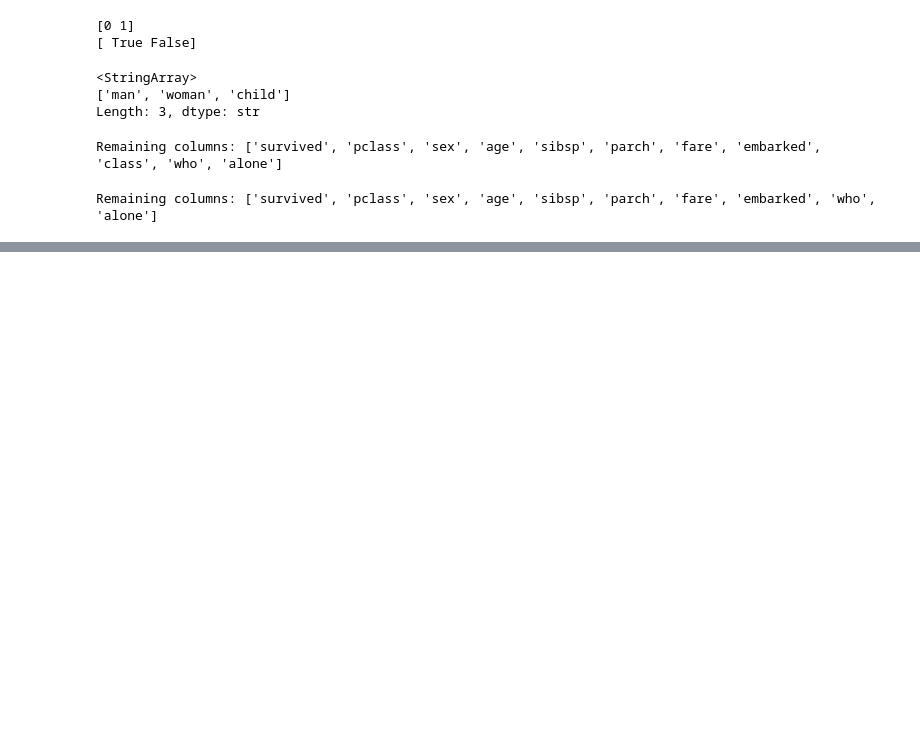
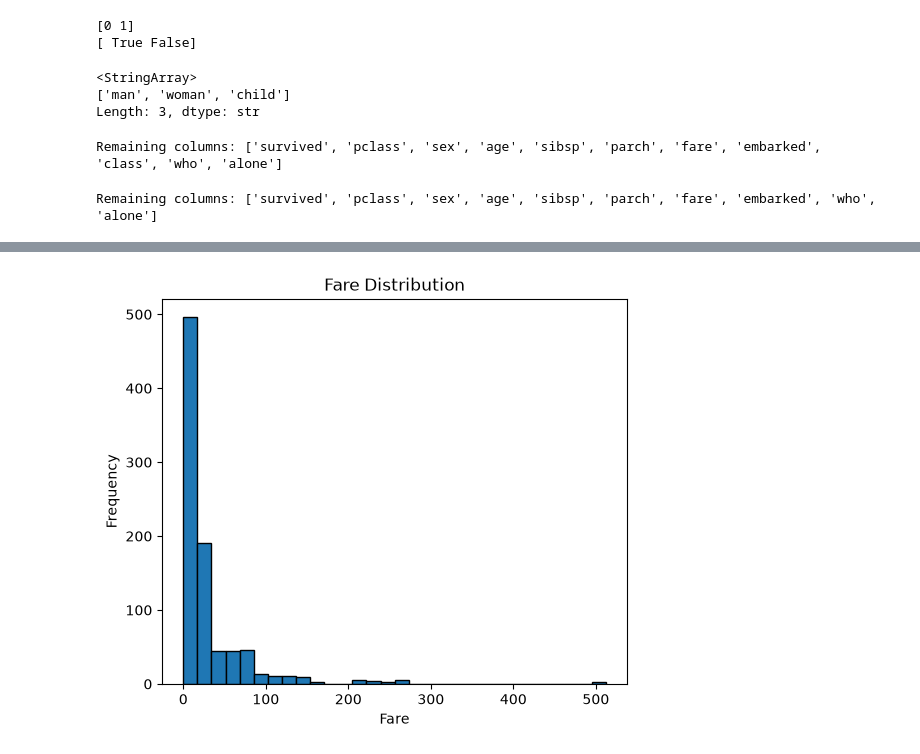
Before and after one commit to PremChandJanga/Capstone-Project, a Jupyter notebook: analytics/notebooks/01_eda.ipynb, the cells around one changed output, grey strips where cells are left out. Cells and saved outputs as stored; diff of their text form; code cells hidden in the pictures; blank space fills up the shorter version.

```diff
--- a/analytics/notebooks/01_eda.ipynb
+++ b/analytics/notebooks/01_eda.ipynb
@@ -166,0 +178,9 @@ Remaining columns: ['survived', 'pclass', 'sex', 'age', 'sibsp', 'parch', 'fare'
+# %%
+plt.figure(figsize=(6, 5))
+plt.hist(df["fare"], bins=30, edgecolor="black")
+plt.title("Fare Distribution")
+plt.xlabel("Fare")
+plt.ylabel("Frequency")
+plt.show()
+# %% [output]
+[figure, added]
```
Also changed, not shown: parts of 3 cells of this notebook, 1 other file.
